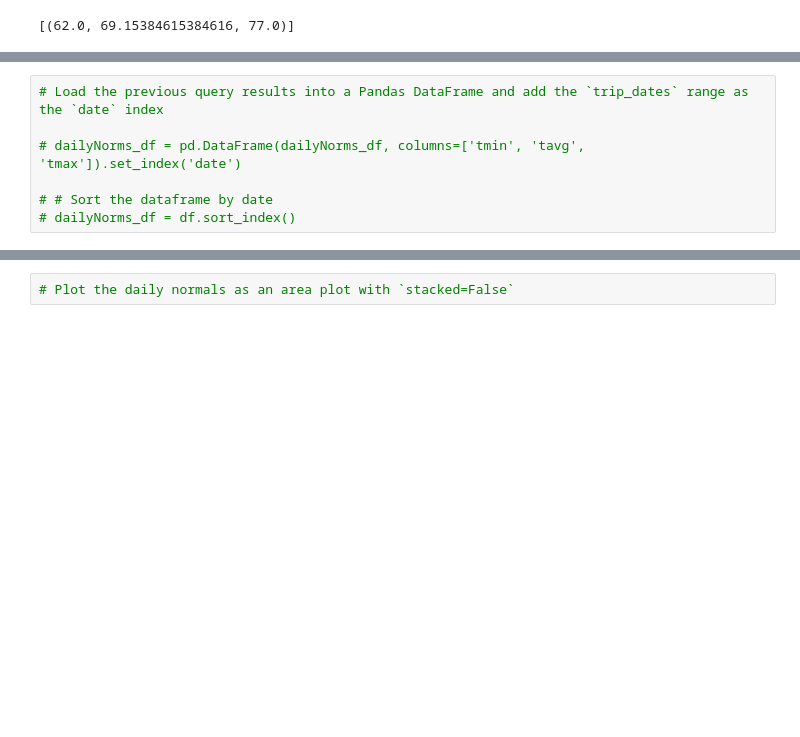
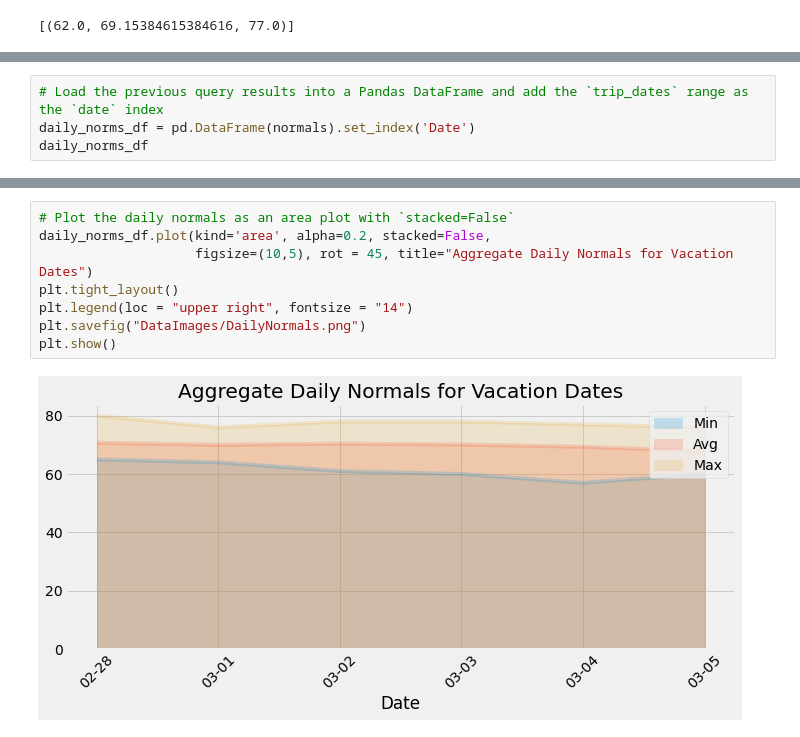
Before and after one commit to LisaHarrison08/SQLAlchemy-Climate-Analysis, a Jupyter notebook: climate_starter.ipynb, the cells around one changed output, grey strips where cells are left out. Drawn from its saved outputs; the diff is of its cells as text; blank space fills up the shorter version.

```diff
--- a/climate_starter.ipynb
+++ b/climate_starter.ipynb
@@ -283,7 +307,4 @@ dateRange = session.query(measurement.date).\
 # %%
 # Load the previous query results into a Pandas DataFrame and add the `trip_dates` range as the `date` index
-
-# dailyNorms_df = pd.DataFrame(dailyNorms_df, columns=['tmin', 'tavg', 'tmax']).set_index('date')
-
-# # Sort the dataframe by date
-# dailyNorms_df = df.sort_index()
+daily_norms_df = pd.DataFrame(normals).set_index('Date')
+daily_norms_df
@@ -290,2 +320,10 @@ dateRange = session.query(measurement.date).\
-# %%
-# Plot the daily normals as an area plot with `stacked=False`
+# %%
+# Plot the daily normals as an area plot with `stacked=False`
+daily_norms_df.plot(kind='area', alpha=0.2, stacked=False,
+                    figsize=(10,5), rot = 45, title="Aggregate Daily Normals for Vacation Dates")
+plt.tight_layout()
+plt.legend(loc = "upper right", fontsize = "14")
+plt.savefig("DataImages/DailyNormals.png")
+plt.show()
+# %% [output]
+[figure, added]
```
Also changed, not shown: parts of 12 cells of this notebook, 3 other files.
